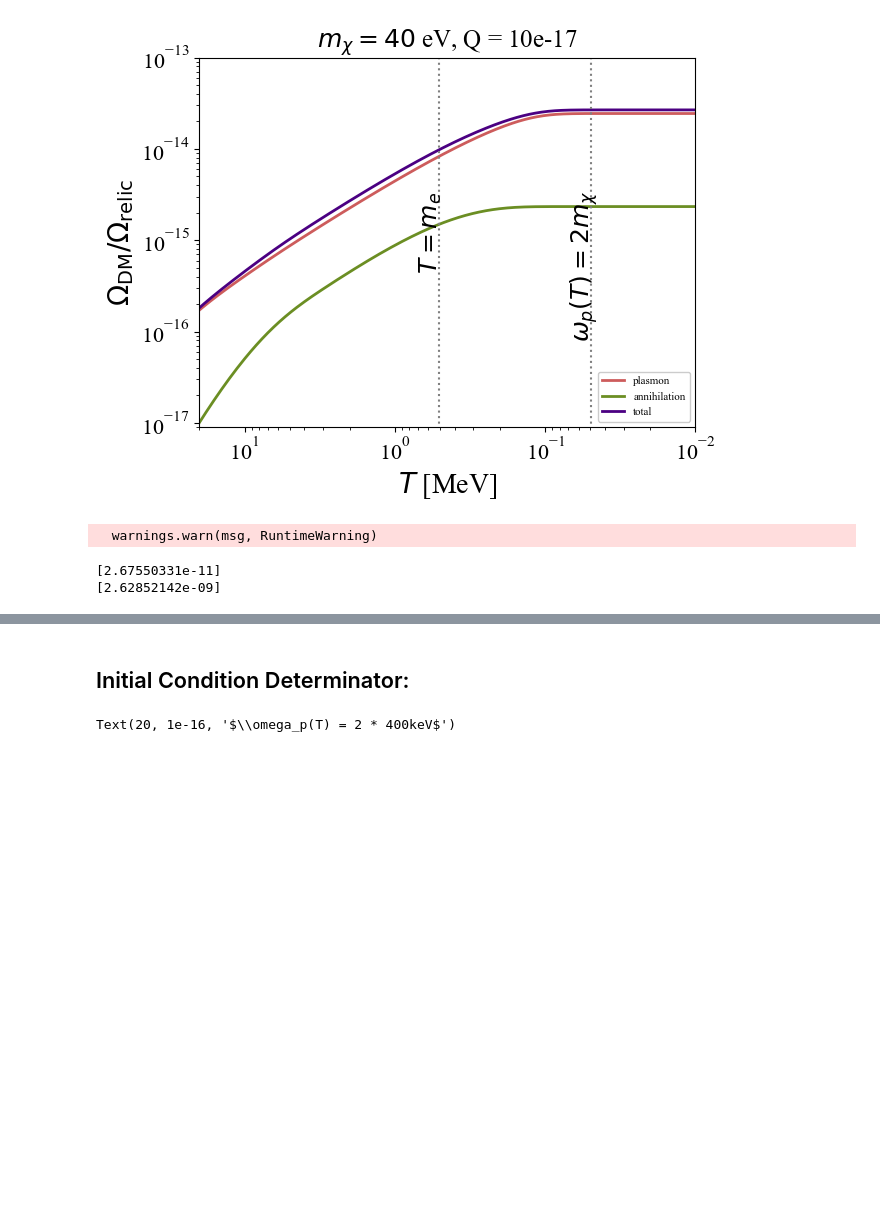
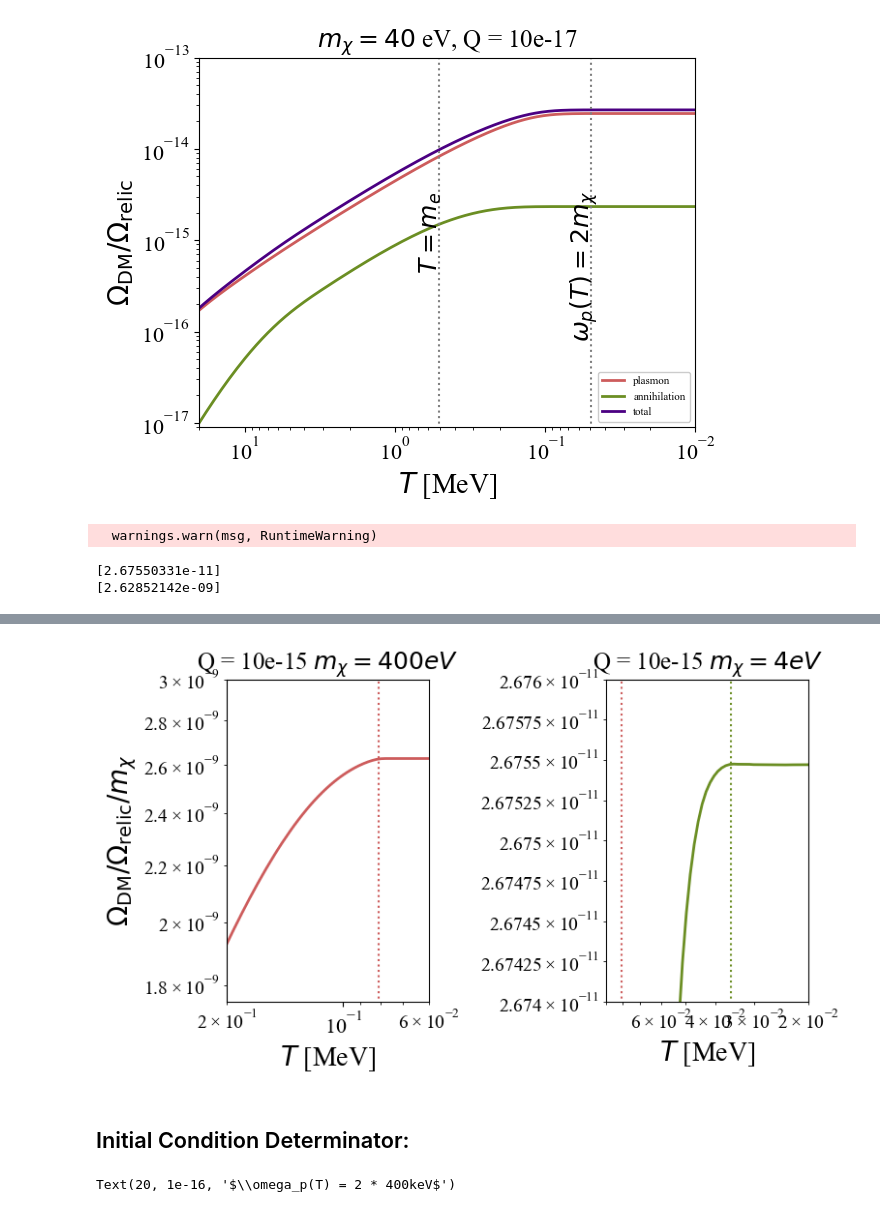
Before and after one commit to ellailes/irreducible-mcp, a Jupyter notebook: numerical_boltzmann.ipynb, the cells around one changed output, grey strips where cells are left out. Drawn from its saved outputs; the diff is of its cells as text; code cells hidden in the pictures; blank space fills up the shorter version.

```diff
--- a/numerical_boltzmann.ipynb
+++ b/numerical_boltzmann.ipynb
@@ -251,3 +259,41 @@ ax.legend(framealpha=1, loc='lower left', fontsize=11)
+# %%
+f, axs = plt.subplots(1,2)
+f.set_figwidth(8)
+alist = np.logspace(-1.9, 4.5,num = 500)
+#ax.loglog(irr.T(alist), relic40_new/irr.nxrelic(0.04, irr.T(100))*alist**3/100**3,lw=2,c='SlateBlue',label = 'Total')
+#ax.loglog(irr.T(alist), relic_plas40_new/irr.nxrelic(0.04, irr.T(100))*alist**3/100**3,lw=2,c='mediumvioletred',label = '$\gamma$')
+ax = axs[0]
+ax.loglog(irr.T(alist), relic_400m15/irr.nxrelic(4e-4, irr.T(100))*alist**3/100**3,lw=2,c='IndianRed',label = r'$m_\chi$ = 400 eV')
+
+ax.set_ylabel(r'$\Omega_\mathrm{DM}/\Omega_\mathrm{relic}/m_\chi$', fontsize=20)
+ax.set_xlabel(r'$T$ [MeV]', fontsize=20)
+ax.set_title(r'Q = 10e-15 $m_\chi=400eV$', fontsize=18)
+ax.set_xlim([0.2,0.06])
+ax.set_ylim([1.75e-9, 3e-9])
+#ax.set_xticklabels(xticklabels,fontsize=16)
+ax.xaxis.set_tick_params(labelsize=16)
+ax.yaxis.set_tick_params(labelsize=16)
+
+ax.vlines(scipy.optimize.fsolve(lambda t: irr.wp(t)-2 *4e-4, 1), 1e-20,1e2, color='Indianred',linestyles=":")
+
+ax = axs[1]
+
+ax.loglog(irr.T(alist), relic_4m15/irr.nxrelic(4e-6, irr.T(100))*alist**3/100**3,lw=2,c='olivedrab',label = r'$m_\chi$ = 4 eV')
+
+ax.set_xlabel(r'$T$ [MeV]', fontsize=20)
+ax.set_title(r'Q = 10e-15 $m_\chi=4eV$', fontsize=18)
+ax.set_xlim([0.09,0.02])
+ax.set_ylim([2.674e-11, 2.676e-11])
+#ax.set_xticklabels(xticklabels,fontsize=16)
+ax.xaxis.set_tick_params(labelsize=16)
+ax.yaxis.set_tick_params(labelsize=16)
+
+ax.vlines(scipy.optimize.fsolve(lambda t: irr.wp(t)-2 *4e-6, 1), 1e-20,1e2, color='olivedrab',linestyles=":")
+ax.vlines(scipy.optimize.fsolve(lambda t: irr.wp(t)-2 *4e-4, 1), 1e-20,1e2, color='Indianred',linestyles=":")
+
+f.tight_layout()
+# %% [output]
+[figure, added]
 # %% [markdown]
 ## Initial Condition Determinator:
 # %%
```
Also changed, not shown: parts of 4 cells of this notebook, 3 other files.
